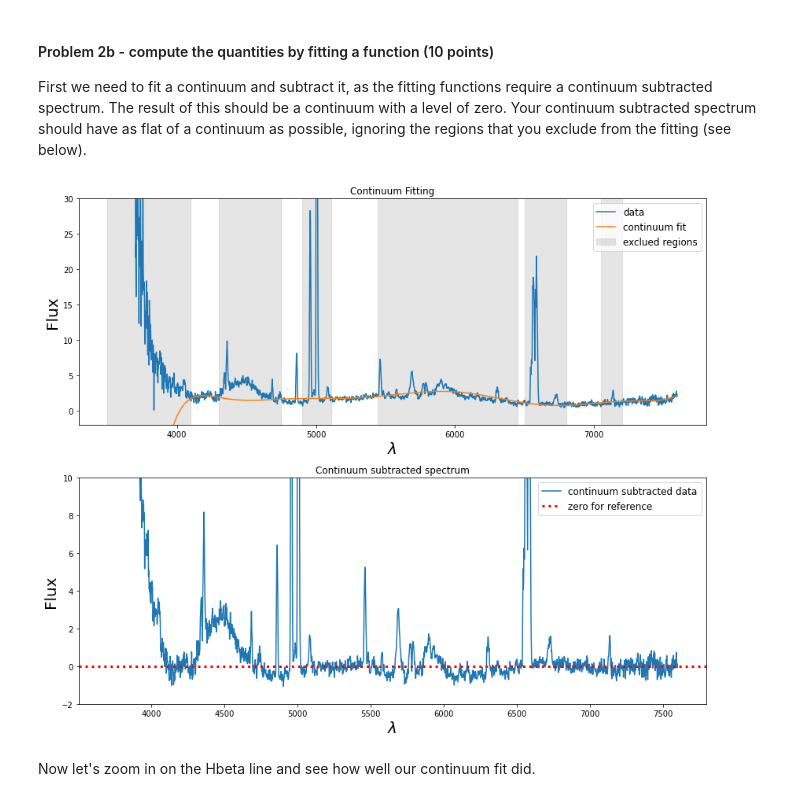
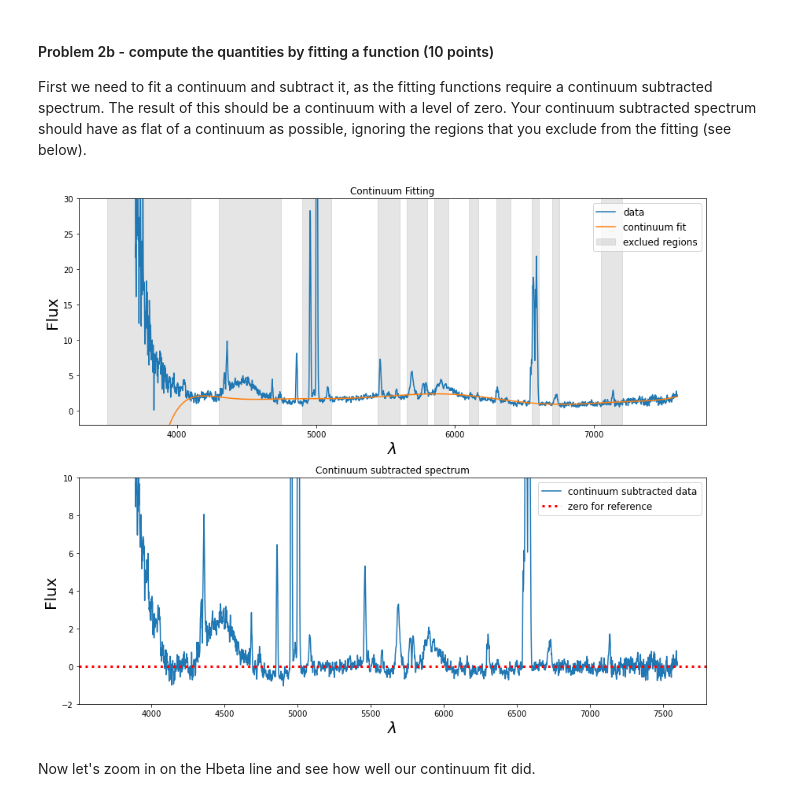
Before and after one commit to cadawata/Real_analysis, a Jupyter notebook: analysis_real_spectra.student.ipynb, the cells around one changed output. Drawn from its saved outputs; the diff is of its cells as text; code cells hidden in the pictures.

```diff
--- a/analysis_real_spectra.student.ipynb
+++ b/analysis_real_spectra.student.ipynb
@@ -216,9 +216,9 @@ lamhigh = [4100,4750]
 #************************
 #your other regions go here.
 #a list of the lower bounds
-lamlow.extend([4900,5445,5655,5850,6550,7050])
+lamlow.extend([4900,5445,5655,5850,6100,6300,6550,6700,7050])
 #a list of the upper bounds
-lamhigh.extend([5110,5600,5800,5950,6600,7200])
+lamhigh.extend([5110,5600,5800,5950,6170,6400,6600,6750,7200])
 
 #this creates the SpectralRegion that contains all of the excluded regions
 for ilam,lam in enumerate(lamlow):
@@ -242,34 +242,34 @@ y_fit = fitted_continuum(specm57.wavelength)
 #plot the spectrum and the continuum fit
 f,(ax1,ax2) = plt.subplots(2,1,figsize=(12,10))
 ax1.plot(specm57.wavelength, specm57.flux,label='data')
 ax1.plot(specm57.wavelength, y_fit,label='continuum fit')
 ax1.set_title("Continuum Fitting")
 ax1.set_ylim(-2,30)
 ax1.set_xlabel("$\lambda$",fontsize=20)
 ax1.set_ylabel("Flux",fontsize=20)
 
 #to help you decide which regions to exclude, plot gray regions that are excluded.
 for ilam,lam in enumerate(lamlow):
     ax1.fill_betweenx([-100,100],lamlow[ilam],x2=lamhigh[ilam],color='gray',alpha=0.2,label='exclued regions')
 
     #only make the legend after the first iteration so it only makes one box
     if ilam==0:
         ax1.legend(fontsize=12)
 
 #plot the continuum subtracted spectrum
 contsubspec = specm57.flux - y_fit
 ax2.plot(specm57.wavelength, contsubspec, label='continuum subtracted data')
 ax2.set_title("Continuum subtracted spectrum")
 ax2.set_ylim(-2,10)
 ax2.axhline(0.0,color='red',linestyle=':',linewidth=3,label='zero for reference')
 ax2.set_xlabel("$\lambda$",fontsize=20)
 ax2.set_ylabel("Flux",fontsize=20)
 ax2.legend(fontsize=12)
 
 #this optimizes the spacing between the figures
 f.tight_layout()
 # %% [output]
-[figure, old version]
+[figure, new version]
 # %% [markdown]
 Now let's zoom in on the Hbeta line and see how well our continuum fit did.
 # %%
```
Also changed, not shown: parts of 14 cells of this notebook.
